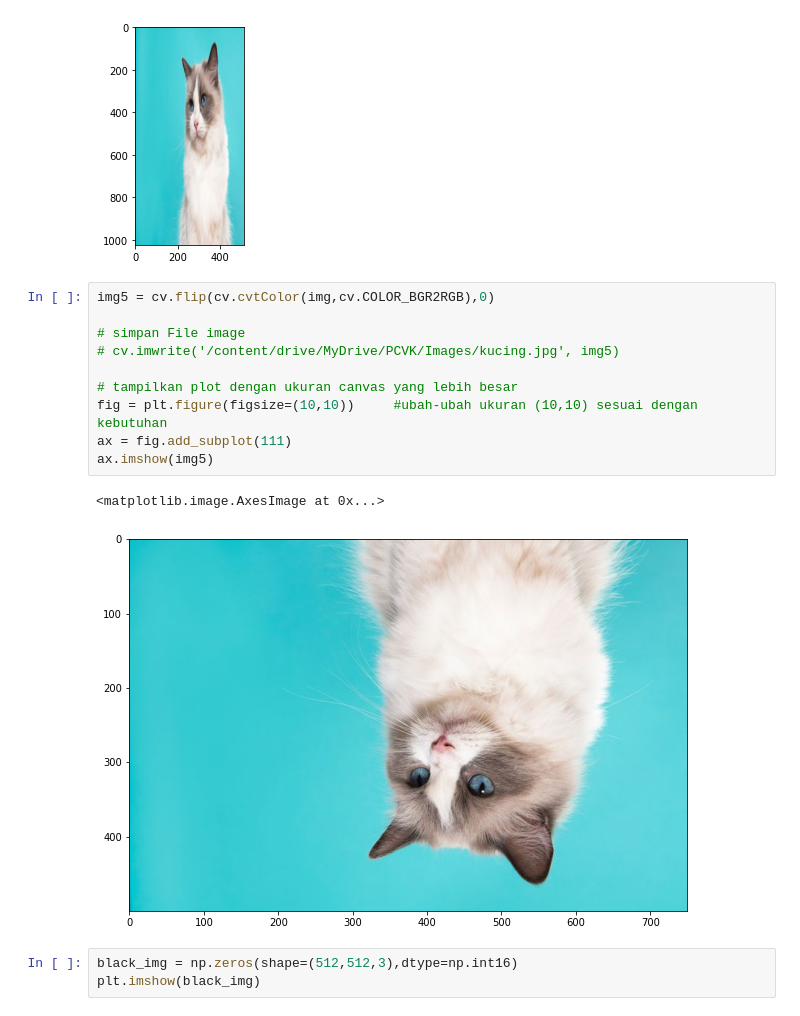
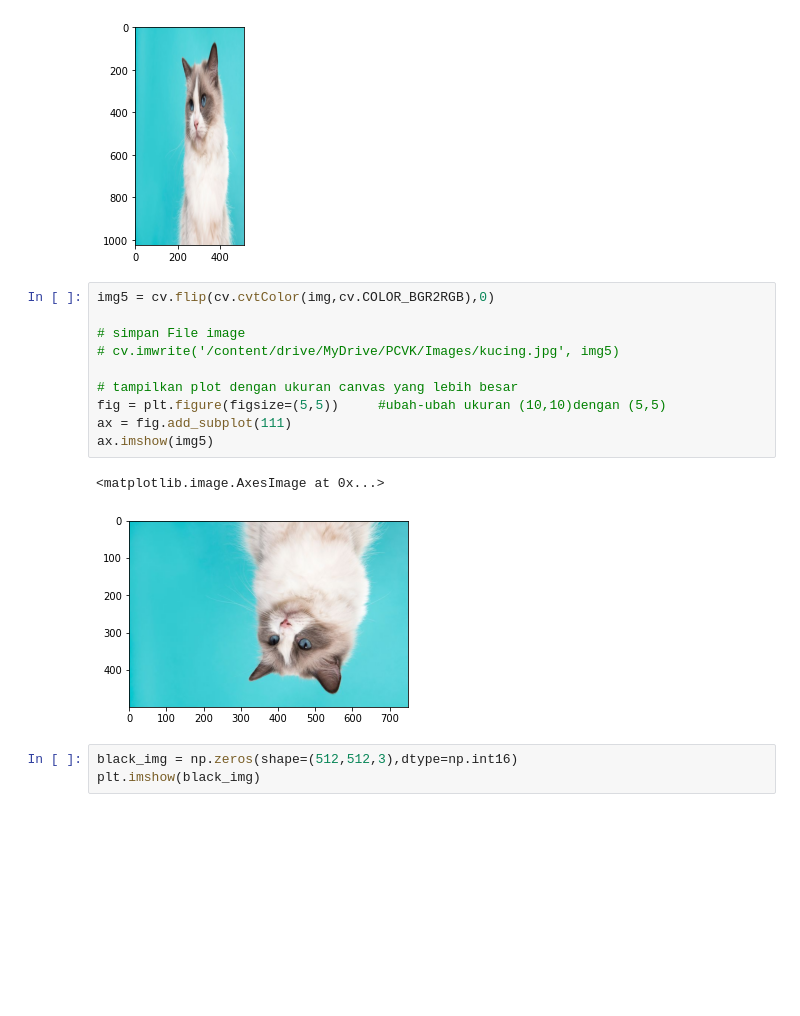
Before and after one commit to RinaHariyanti/PCVK_Genap_2023, a Jupyter notebook: Week2.ipynb, the cells around one changed output. Drawn from its saved outputs; the diff is of its cells as text; blank space fills up the shorter version.

```diff
--- a/Week2.ipynb
+++ b/Week2.ipynb
@@ -49,16 +49,16 @@ plt.imshow(img4)
 # %%
 img5 = cv.flip(cv.cvtColor(img,cv.COLOR_BGR2RGB),0)
 
 # simpan File image
 # cv.imwrite('/content/drive/MyDrive/PCVK/Images/kucing.jpg', img5)
 
 # tampilkan plot dengan ukuran canvas yang lebih besar
-fig = plt.figure(figsize=(10,10))     #ubah-ubah ukuran (10,10) sesuai dengan kebutuhan
+fig = plt.figure(figsize=(5,5))     #ubah-ubah ukuran (10,10)dengan (5,5)
 ax = fig.add_subplot(111)
 ax.imshow(img5)
 # %% [output]
 <matplotlib.image.AxesImage at 0x...>
-[figure, old version]
+[figure, new version]
 # %%
 black_img = np.zeros(shape=(512,512,3),dtype=np.int16)
 plt.imshow(black_img)
```
